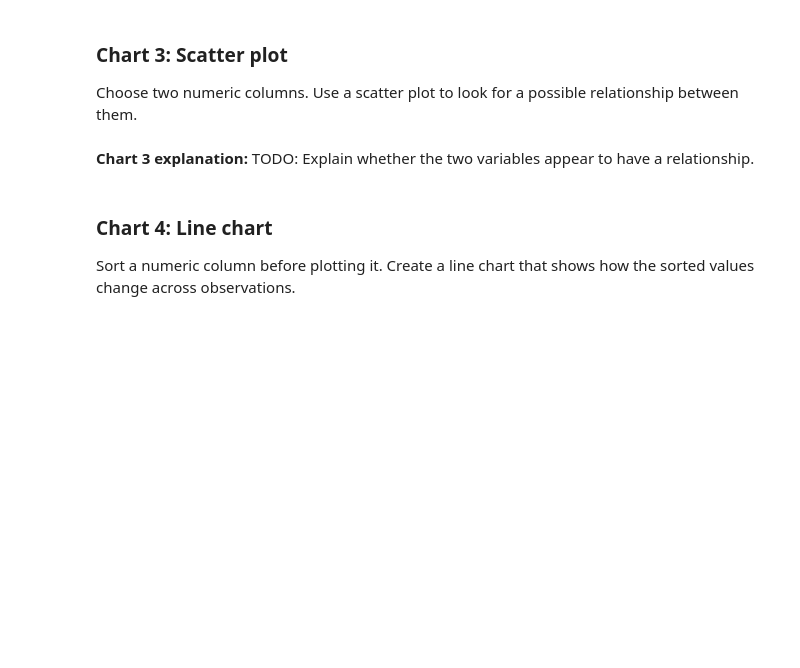
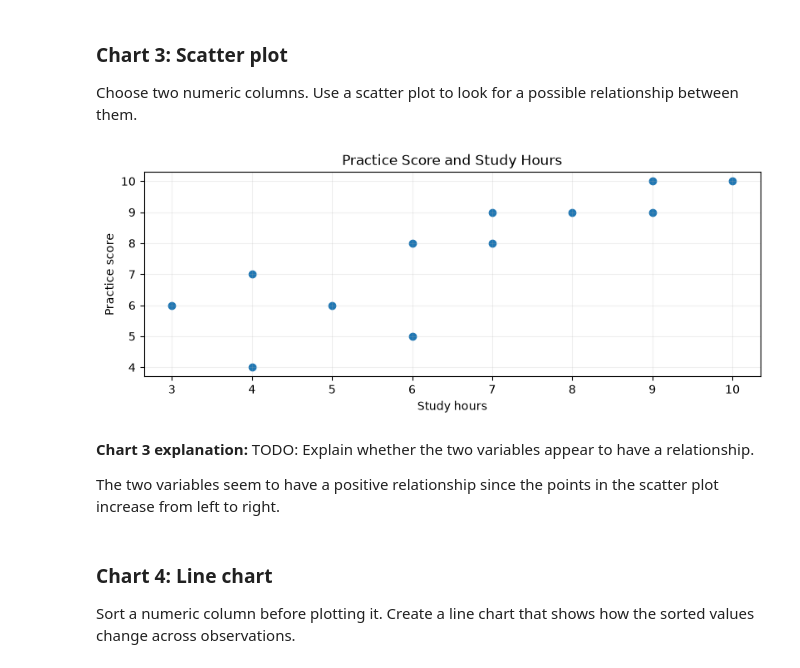
Before and after one commit to khanshanzaeosama-ui/Khan-Shanzae-CMP262-Data-Exploration, a Jupyter notebook: MatplotlibAssignment.ipynb, the cells around one changed output. Saved outputs shown, nothing was run; the diff lists cells and outputs as text; code cells hidden in the pictures; blank space fills up the shorter version.

```diff
--- a/MatplotlibAssignment.ipynb
+++ b/MatplotlibAssignment.ipynb
@@ -121,10 +232,25 @@ Choose one numeric column. Use a histogram to show how its values are distribute
 Choose two numeric columns. Use a scatter plot to look for a possible relationship between them.
 # %%
 # TODO: Create a scatter plot with plt.scatter().
+programming_interest_v = clean_survey2["programming_interest"]
+study_hours_v = clean_survey2["study_hours"]
+
+plt.figure(figsize=(8, 3))
+plt.scatter(study_hours_v, programming_interest_v)
+plt.grid(alpha=0.2)
+plt.tight_layout()
 
 # TODO: Add a title, axis labels, and plt.show().
+plt.title("Practice Score and Study Hours")
+plt.xlabel("Study hours")
+plt.ylabel("Practice score")
+plt.show()
+# %% [output]
+[figure, added]
 # %% [markdown]
 **Chart 3 explanation:** TODO: Explain whether the two variables appear to have a relationship.
+
+The two variables seem to have a positive relationship since the points in the scatter plot increase from left to right.
 # %% [markdown]
 ### Chart 4: Line chart
 Sort a numeric column before plotting it. Create a line chart that shows how the sorted values change across observations.
```
Also changed, not shown: parts of 23 cells of this notebook, 4 other files.
